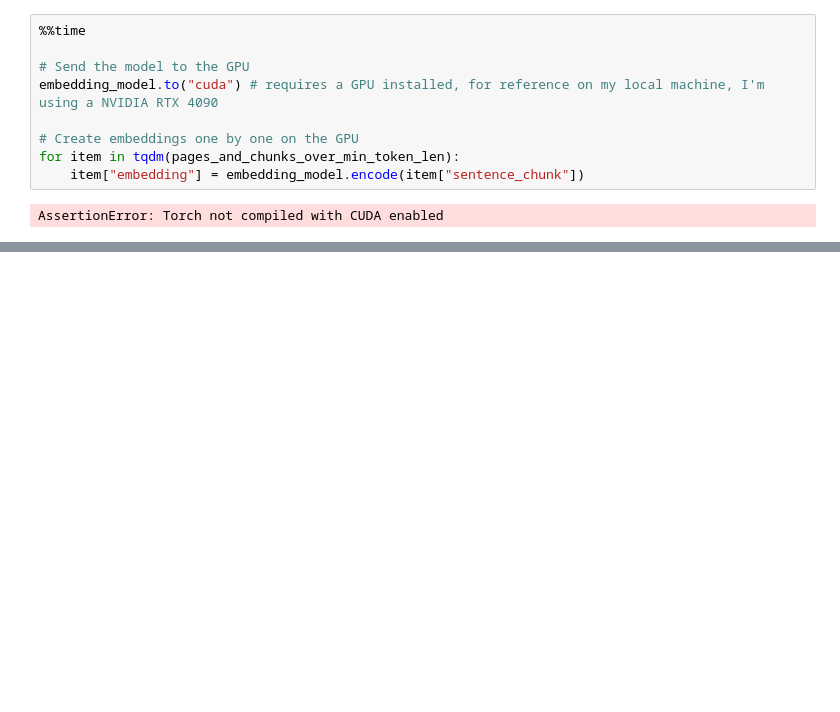
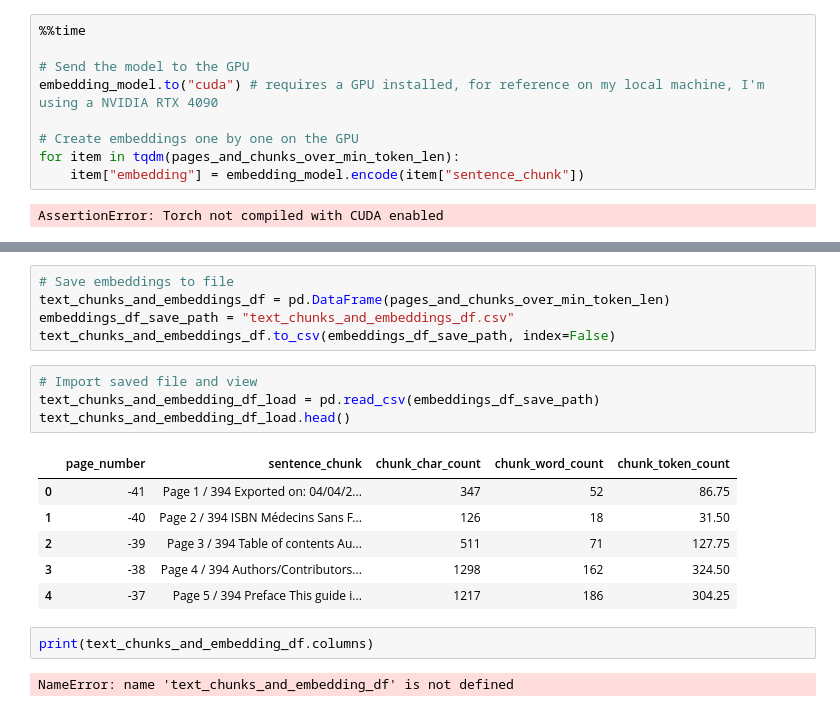
Before and after one commit to Sanjeevasanku/RAG, a Jupyter notebook: rag.ipynb, the cells around one changed output, grey strips where cells are left out. Drawn from its saved outputs; the diff is of its cells as text; blank space fills up the shorter version.

```diff
--- a/rag.ipynb
+++ b/rag.ipynb
@@ -461,0 +399,20 @@ NameError: name 'nvcc' is not defined
+# %%
+# Save embeddings to file
+text_chunks_and_embeddings_df = pd.DataFrame(pages_and_chunks_over_min_token_len)
+embeddings_df_save_path = "text_chunks_and_embeddings_df.csv"
+text_chunks_and_embeddings_df.to_csv(embeddings_df_save_path, index=False)
+# %%
+# Import saved file and view
+text_chunks_and_embedding_df_load = pd.read_csv(embeddings_df_save_path)
+text_chunks_and_embedding_df_load.head()
+# %% [output]
+|  | page_number | sentence_chunk | chunk_char_count | chunk_word_count | chunk_token_count |
+| 0 | -41 | Page 1 / 394 Exported on: 04/04/2... | 347 | 52 | 86.75 |
+| 1 | -40 | Page 2 / 394 ISBN Médecins Sans F... | 126 | 18 | 31.50 |
+| 2 | -39 | Page 3 / 394 Table of contents Au... | 511 | 71 | 127.75 |
+| 3 | -38 | Page 4 / 394 Authors/Contributors... | 1298 | 162 | 324.50 |
+| 4 | -37 | Page 5 / 394 Preface This guide i... | 1217 | 186 | 304.25 |
+# %%
+print(text_chunks_and_embedding_df.columns)
+# %% [output]
+NameError: name 'text_chunks_and_embedding_df' is not defined
```
Also changed, not shown: parts of 16 cells of this notebook, 1 other file.
